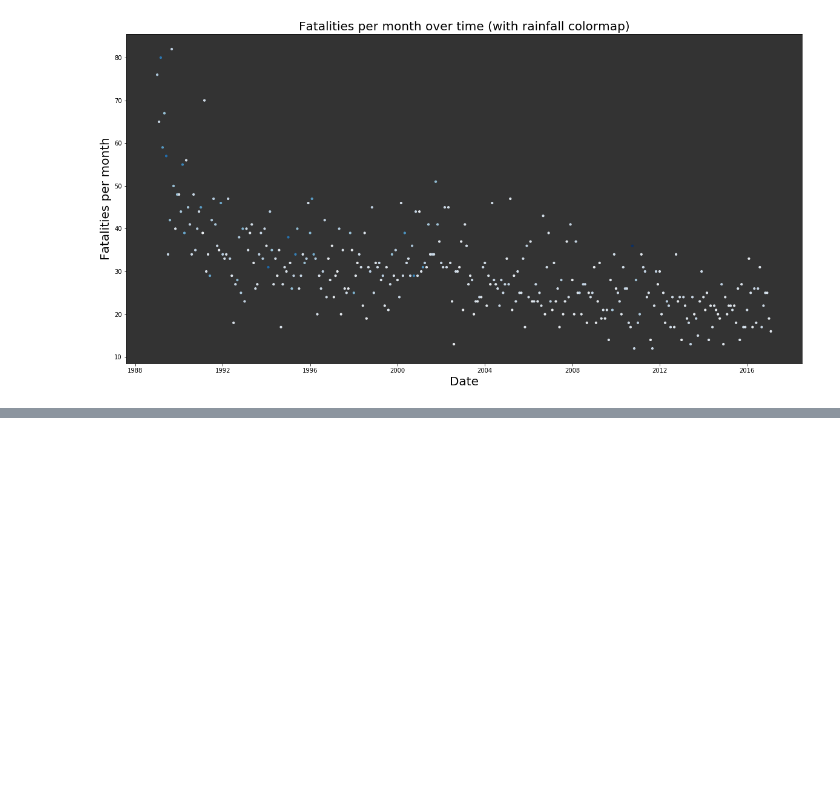
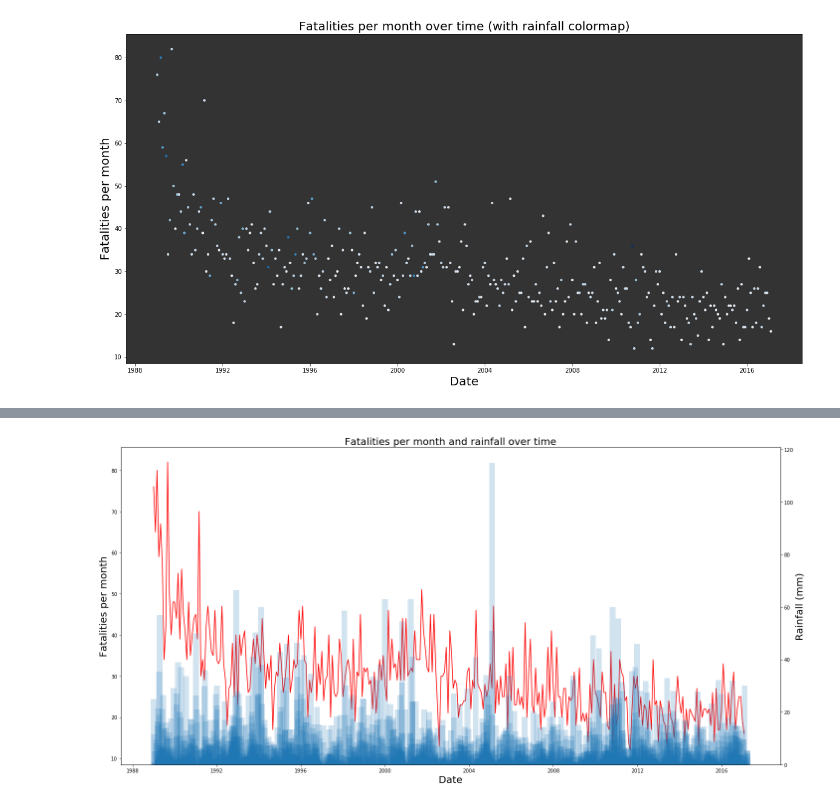
Before and after one commit to lyneca/info1903, a Jupyter notebook: INFO1903.ipynb, the cells around one changed output, grey strips where cells are left out. Saved outputs shown, nothing was run; the diff lists cells and outputs as text; code cells hidden in the pictures; blank space fills up the shorter version.

```diff
--- a/INFO1903.ipynb
+++ b/INFO1903.ipynb
@@ -176,3 +176,84 @@ for q in queries:
 Processing VIC...
 Done VIC.
 [figure]
+# %%
+from functools import lru_cache
+
+fig, ax = plt.subplots(figsize=(20, 10))
+c = 1
+ax.set_facecolor((c, c, c, 1))
+fig.set_facecolor((1, 1, 1, 1))
+
+plt.title("Fatalities per month and rainfall over time",fontsize=20)
+
+ax.set_ylabel("Fatalities per month", fontsize=20)
+ax.set_xlabel("Date", fontsize=20)
+ax.xaxis_date()  # Format x axis as dates
+
+max_year = 2017
+min_year = 1989
+
+
+# Collect all rainfall data to graph
+#  (previously I only graphed data where there was a crash,
+#   leading to an inaccurate graph)
+
+cur.execute(f"""
+    select rainfall, year, month, day
+      from rainfall
+    where year >= {min_year}
+      and year <= {max_year}
+    order by year, month, day;
+""")
+r_data = cur.fetchall()
+
+r_rainfall = [(0 if x[0] is None else x[0]) for x in r_data]     # Replace NULLs with 0
+r_dates = [datetime.datetime(x[1], x[2], x[3]) for x in r_data]  # Format dates as datetime objects
+
+@lru_cache(maxsize=32)  # Caches results for memoization
+def get_data(q):
+    """
+    Queries the database and formats the returned graphs
+    :param q: State to query, e.g. "NSW", "VIC", "SA"
+    """
+    conn.rollback()
+    cur.execute(queries[q])
+    data = cur.fetchall()
+    rounding = 1
+    data = sorted(
+        [
+            (
+                round(x[0]/rounding)*rounding,  # Round rainfall data
+                x[1],                           # Fatalities
+                datetime.datetime(x[2],x[3],1)  # Datetime object for nice representation;
+                                                #  we discard the day param so that we can
+                                                #  get a per-month view
+            )
+            for x in data
+            if (x[0] < 115 and x[1] < 10)       # Magic numbers to remove outliers
+        ],
+        key=lambda x: x[2]                      # Sorted by date
+    )
+    dates = sorted(list({x[2] for x in data}))
+    crashes = []
+    rainfall = []
+    for month in dates:
+        crashes.append(sum([x[1] for x in data if x[2] == month]))  # Sum of fatalities
+        rainfall.append(sum([x[0] for x in data if x[2] == month]))  # Monthly rainfall
+    return dates, crashes, rainfall
+
+plt.xlabel("Date", fontsize=20)
+
+for q in queries:
+    print(f"Processing {q}... ", end='')
+    dates, crashes, rainfall = get_data(q)
+    ax.plot(dates, crashes, label=q, c='red')
+    print(f"done.")
+print("Processing rain graph... ", end='')
+ax2 = ax.twinx()
+ax2.set_ylabel("Rainfall (mm)", fontsize=20)
+ax2.bar(r_dates, r_rainfall, width=100, alpha=0.2, label='rainfall')
+print("done.")
+fig.tight_layout()
+# plt.ylabel("Fatalities per month", fontsize=20)
+# %% [output]
@@ -178,0 +262 @@ Done VIC.
+[figure, added]
```
Also changed, not shown: parts of 1 cell of this notebook, 2 other files.
